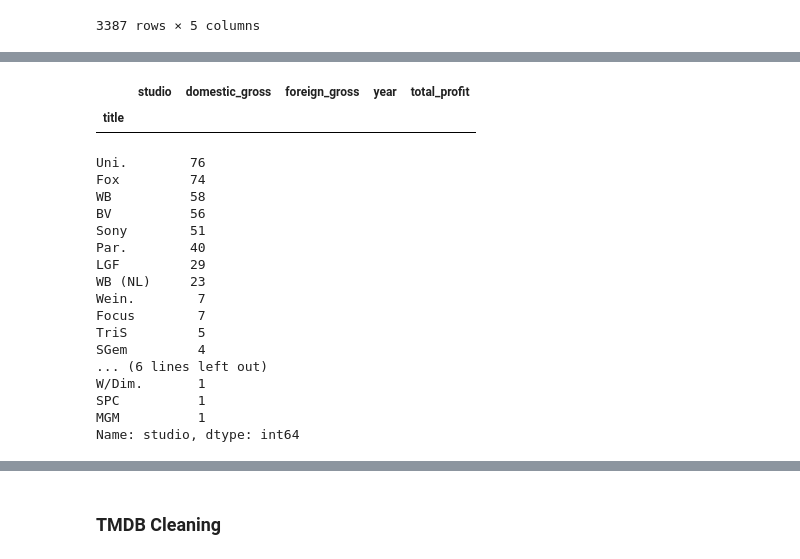
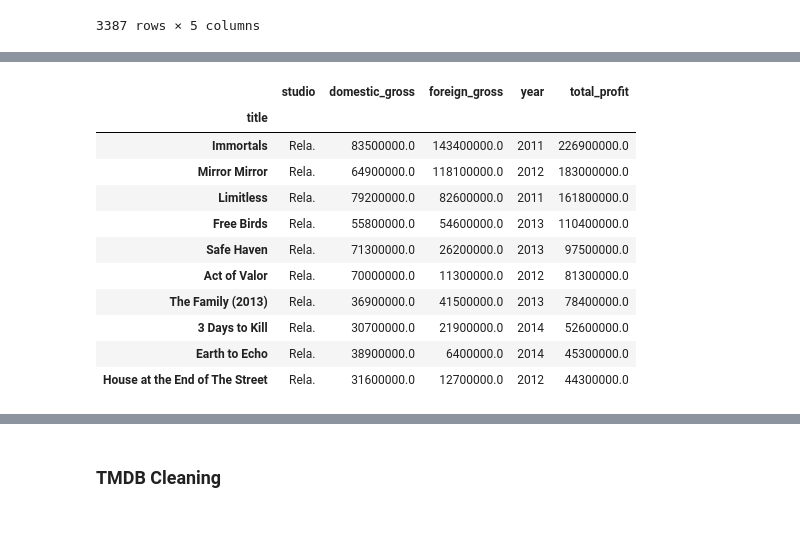
Before and after one commit to Fellme/Phase_1_Project, a Jupyter notebook: Fell_Final_Phase_1.ipynb, the cells around one changed output, grey strips where cells are left out. Saved outputs shown, nothing was run; the diff lists cells and outputs as text; code cells hidden in the pictures; blank space fills up the shorter version.

```diff
--- a/Fell_Final_Phase_1.ipynb
+++ b/Fell_Final_Phase_1.ipynb
@@ -710,8 +710,8 @@ df_mojo.dropna()
 # %%
 #The total_profit column will be filtered from highest to lowest
 
-df_mojo_filtered = df_mojo.sort_values(by='total_profit', ascending=False)
-df_mojo_filtered
+df_mojo_filtered_og = df_mojo.sort_values(by='total_profit', ascending=False)
+df_mojo_filtered_og
 # %% [output]
 |  | studio | domestic_gross | foreign_gross | year | total_profit |
 | title |  |  |  |  |  |
@@ -772,0 +781,3 @@ Name: total_profit, dtype: float64
+# %%
+df_mojo_limited = df_mojo_filtered_og[(df_mojo_filtered_og['domestic_gross'] >= 139000000)]
+df_mojo_limited
@@ -772,0 +799,4 @@ Name: total_profit, dtype: float64
+# %%
+#NaN values need to be dropped
+df_mojo_limited = df_mojo_limited.dropna()
+df_mojo_limited
@@ -773,30 +837,16 @@ Name: total_profit, dtype: float64
 # %%
 #This function is used to match unknown studios to titles in order to further research the abbreviation provided
-df_mojo_filtered.loc[df_mojo_filtered['studio'] == 'x']
+df_mojo_limited.loc[df_mojo_limited['studio'] == 'Rela.']
 # %% [output]
 |  | studio | domestic_gross | foreign_gross | year | total_profit |
 | title |  |  |  |  |  |
+| Immortals | Rela. | 83500000.0 | 143400000.0 | 2011 | 226900000.0 |
+| Mirror Mirror | Rela. | 64900000.0 | 118100000.0 | 2012 | 183000000.0 |
+| Limitless | Rela. | 79200000.0 | 82600000.0 | 2011 | 161800000.0 |
+| Free Birds | Rela. | 55800000.0 | 54600000.0 | 2013 | 110400000.0 |
+| Safe Haven | Rela. | 71300000.0 | 26200000.0 | 2013 | 97500000.0 |
+| Act of Valor | Rela. | 70000000.0 | 11300000.0 | 2012 | 81300000.0 |
+| The Family (2013) | Rela. | 36900000.0 | 41500000.0 | 2013 | 78400000.0 |
+| 3 Days to Kill | Rela. | 30700000.0 | 21900000.0 | 2014 | 52600000.0 |
+| Earth to Echo | Rela. | 38900000.0 | 6400000.0 | 2014 | 45300000.0 |
+| House at the End of The Street | Rela. | 31600000.0 | 12700000.0 | 2012 | 44300000.0 |
-# %%
-#Fox and FoxS both represent Fox Studios, so the .replace function will be used to replace any FoxS with Fox to condense those averages into one. A value_counts() is used to ensure the function worked.
-df_mojo_filtered['studio'] = df_mojo_filtered['studio'].str.replace('FoxS','Fox')
-df_mojo_filtered['studio'] = df_mojo_filtered['studio'].str.replace('LG/S','LGF')
-df_mojo_filtered['studio'] = df_mojo_filtered['studio'].str.replace('P/DW','Uni.')
-df_mojo_filtered.studio.value_counts()
-# %% [output]
-Uni.        76
-Fox         74
-WB          58
-BV          56
-Sony        51
-Par.        40
-LGF         29
-WB (NL)     23
-Wein.        7
-Focus        7
-TriS         5
-SGem         4
-... (6 lines left out)
-W/Dim.       1
-SPC          1
-MGM          1
-Name: studio, dtype: int64
```
Also changed, not shown: parts of 15 cells of this notebook.
